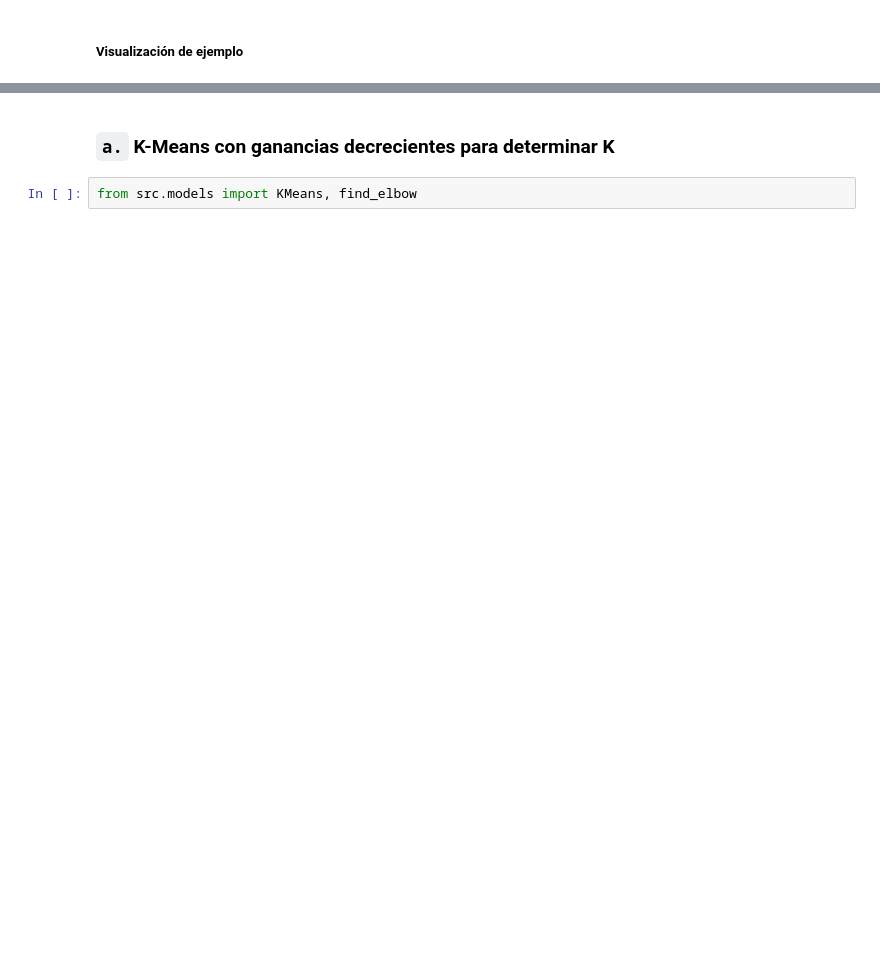
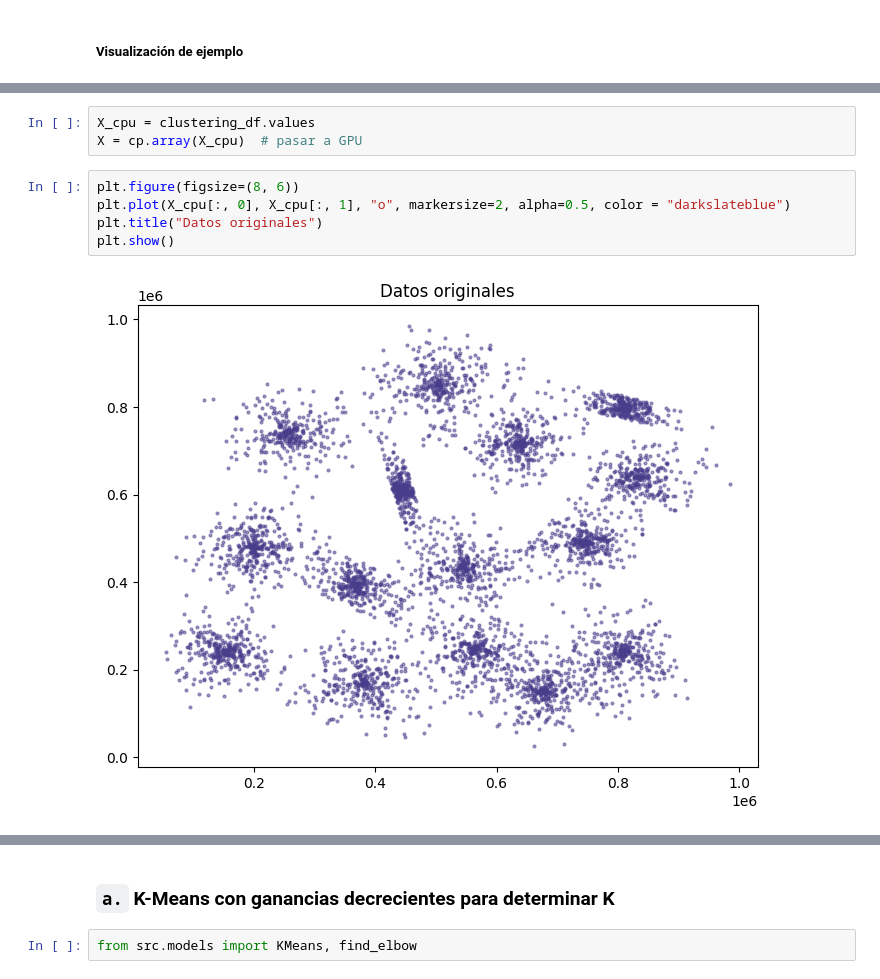
Before and after one commit to anatissera/Machine-Learning-Deep-Learning, a Jupyter notebook: Tissera_AnaPaula_TP4/Tissera_AnaPaula_Notebook_TP4.ipynb, the cells around one changed output, grey strips where cells are left out. Cells and saved outputs as stored; diff of their text form; blank space fills up the shorter version.

```diff
--- a/Tissera_AnaPaula_TP4/Tissera_AnaPaula_Notebook_TP4.ipynb
+++ b/Tissera_AnaPaula_TP4/Tissera_AnaPaula_Notebook_TP4.ipynb
@@ -46,0 +57,10 @@ clustering_df.sample(5, random_state=SEED)
+# %%
+X_cpu = clustering_df.values
+X = cp.array(X_cpu)  # pasar a GPU
+# %%
+plt.figure(figsize=(8, 6))
+plt.plot(X_cpu[:, 0], X_cpu[:, 1], "o", markersize=2, alpha=0.5, color = "darkslateblue")
+plt.title("Datos originales")
+plt.show()
+# %% [output]
+[figure, added]
```
Also changed, not shown: parts of 13 cells of this notebook, 1 other file.
